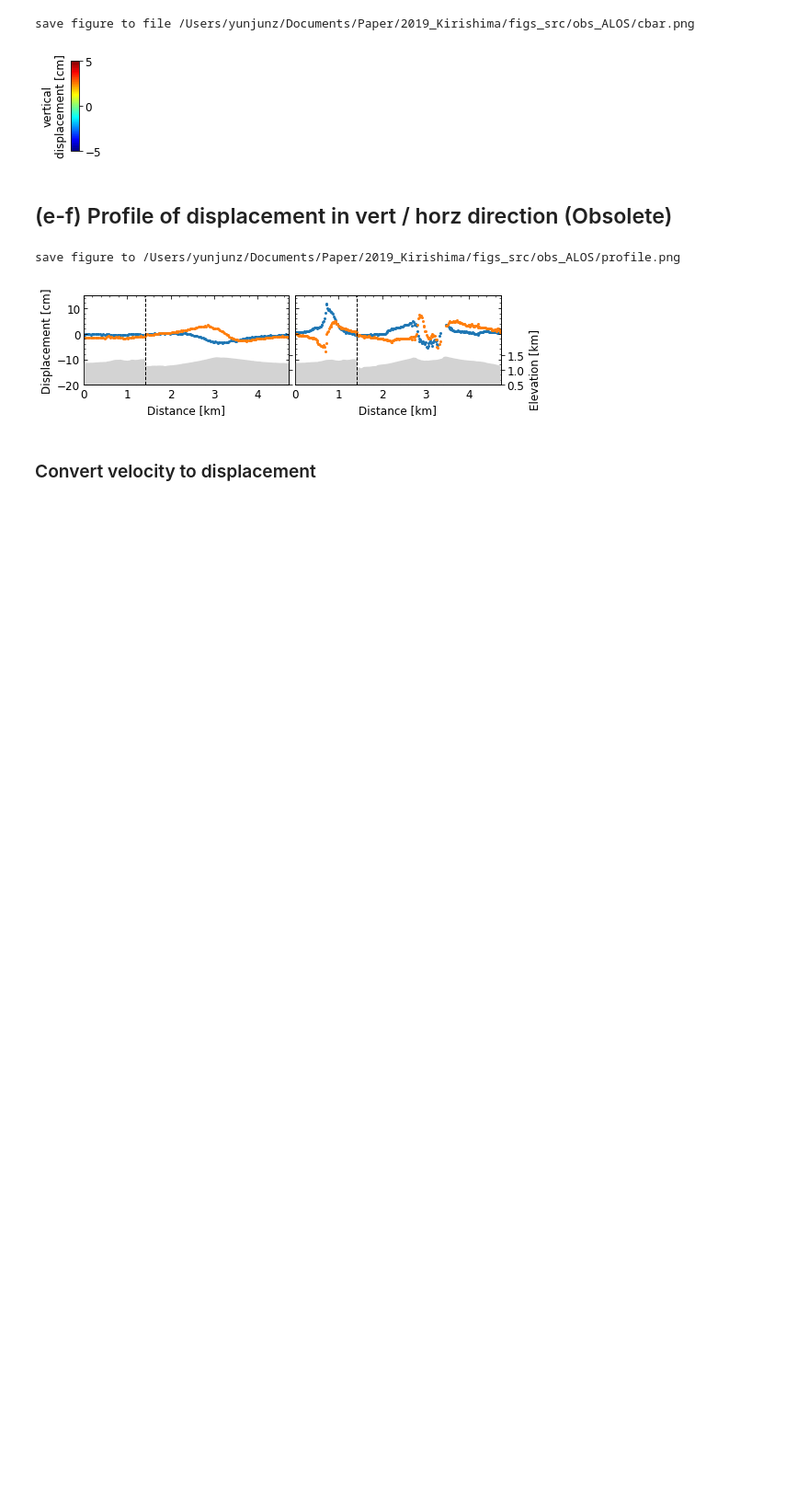
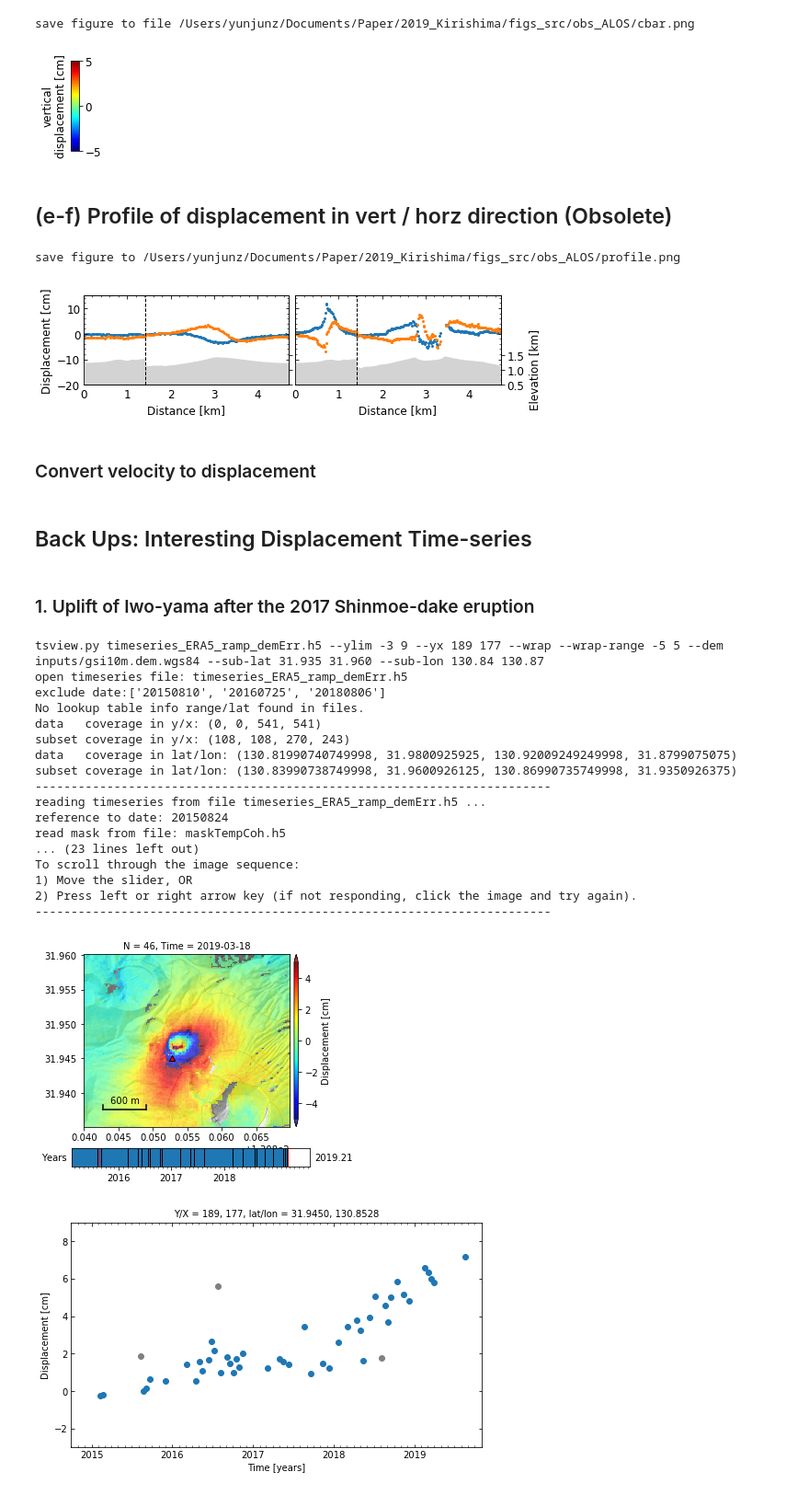
Before and after one commit to geodesymiami/2021-Kirishima, a Jupyter notebook: Fig_2_observations.ipynb, the cells around one changed output. Shown: that part at 92% size. Cells and saved outputs as stored; diff of their text form; code cells hidden in the pictures; blank space fills up the shorter version.

```diff
--- a/Fig_2_observation_ALOS.ipynb
+++ b/Fig_2_observations.ipynb
@@ -327,3 +330,33 @@ inv_file_2008post = os.path.expanduser('~/insarlab/Kirishima/Model/Shinmoe2008po
 inv_atr_2008post = readfile.read_attribute(inv_file_2008post)
 inv_lat_2008post = float(inv_atr_2008post['CDMN_LAT'])
 inv_lon_2008post = float(inv_atr_2008post['CDMN_LON'])
+# %% [markdown]
+## Back Ups: Interesting Displacement Time-series
+# %% [markdown]
+### 1. Uplift of Iwo-yama after the 2017 Shinmoe-dake eruption
+# %%
+## ALOS-2 desc T23
+os.chdir(os.path.expanduser('~/insarlab/Kirishima/KirishimaAlos2DT23/mintpy_all'))
+scp_args = 'timeseries_ERA5_ramp_demErr.h5 --ylim -3 9 --yx 189 177 --wrap --wrap-range -5 5 '
+scp_args += ' --dem inputs/gsi10m.dem.wgs84 --sub-lat 31.935 31.960 --sub-lon 130.84 130.87 '
+tsview.main(scp_args.split())
+# %% [output]
+tsview.py timeseries_ERA5_ramp_demErr.h5 --ylim -3 9 --yx 189 177 --wrap --wrap-range -5 5 --dem inputs/gsi10m.dem.wgs84 --sub-lat 31.935 31.960 --sub-lon 130.84 130.87
+open timeseries file: timeseries_ERA5_ramp_demErr.h5
+exclude date:['20150810', '20160725', '20180806']
+No lookup table info range/lat found in files.
+data   coverage in y/x: (0, 0, 541, 541)
+subset coverage in y/x: (108, 108, 270, 243)
+data   coverage in lat/lon: (130.81990740749998, 31.9800925925, 130.92009249249998, 31.8799075075)
+subset coverage in lat/lon: (130.83990738749998, 31.9600926125, 130.86990735749998, 31.9350926375)
+------------------------------------------------------------------------
+reading timeseries from file timeseries_ERA5_ramp_demErr.h5 ...
+reference to date: 20150824
+read mask from file: maskTempCoh.h5
+... (23 lines left out)
+To scroll through the image sequence:
+1) Move the slider, OR
+2) Press left or right arrow key (if not responding, click the image and try again).
+------------------------------------------------------------------------
+[figure, added]
+[figure, added]
```
Also changed, not shown: parts of 4 cells of this notebook, 5 other files.
